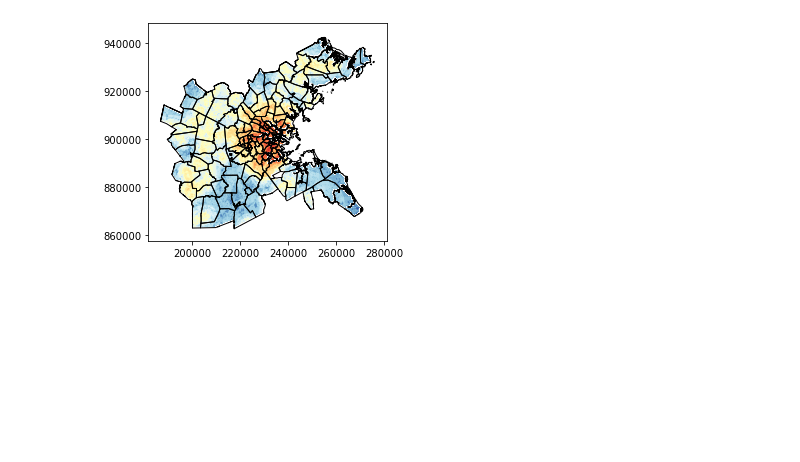
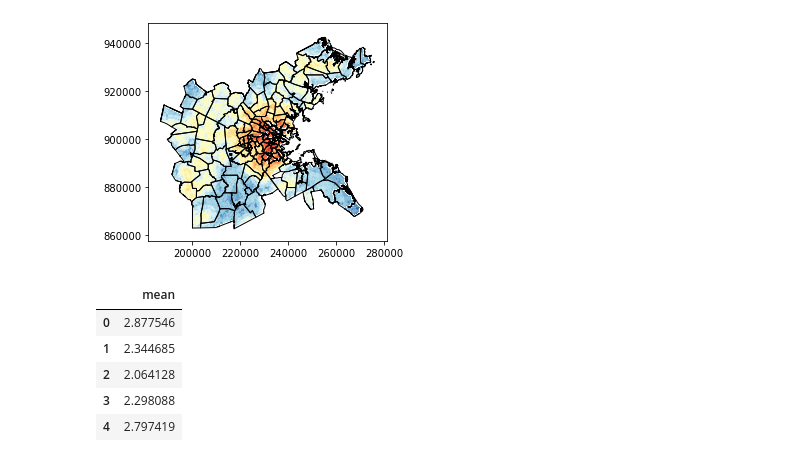
Before and after one commit to gingerleib/outdoor-recreation, a Jupyter notebook: Outdoor_Rec_Analysis.ipynb, the cells around one changed output. Drawn from its saved outputs; the diff is of its cells as text; code cells hidden in the pictures; blank space fills up the shorter version.

```diff
--- a/Outdoor_Rec_Analysis.ipynb
+++ b/Outdoor_Rec_Analysis.ipynb
@@ -808,0 +814,9 @@ plt.show()
+# %%
+stats.head()
+# %% [output]
+|  | mean |
+| 0 | 2.877546 |
+| 1 | 2.344685 |
+| 2 | 2.064128 |
+| 3 | 2.298088 |
+| 4 | 2.797419 |
```
Also changed, not shown: parts of 5 cells of this notebook.
